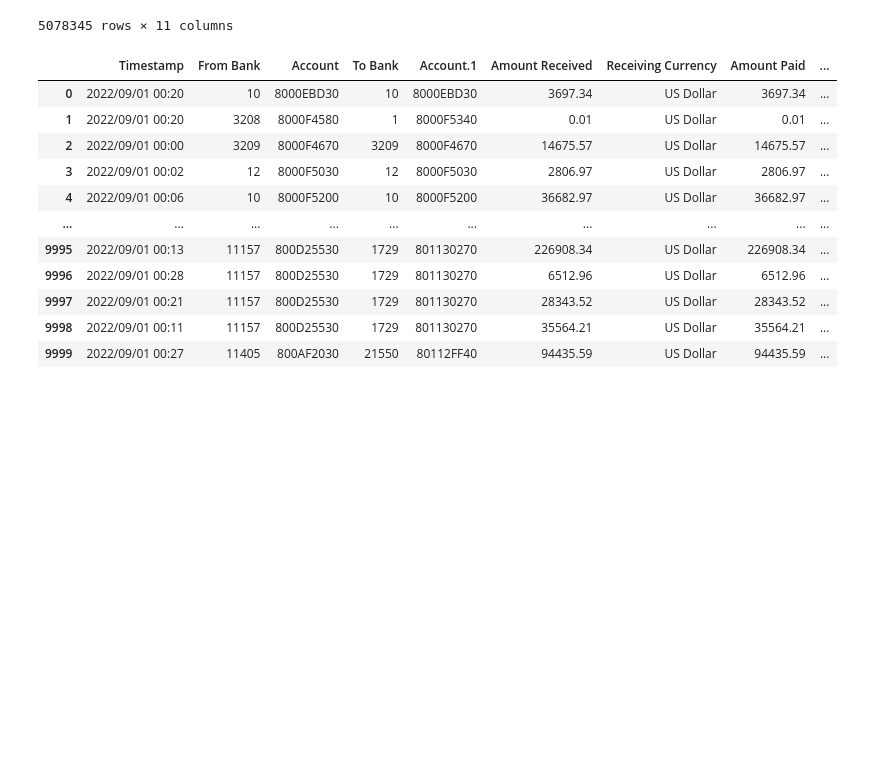
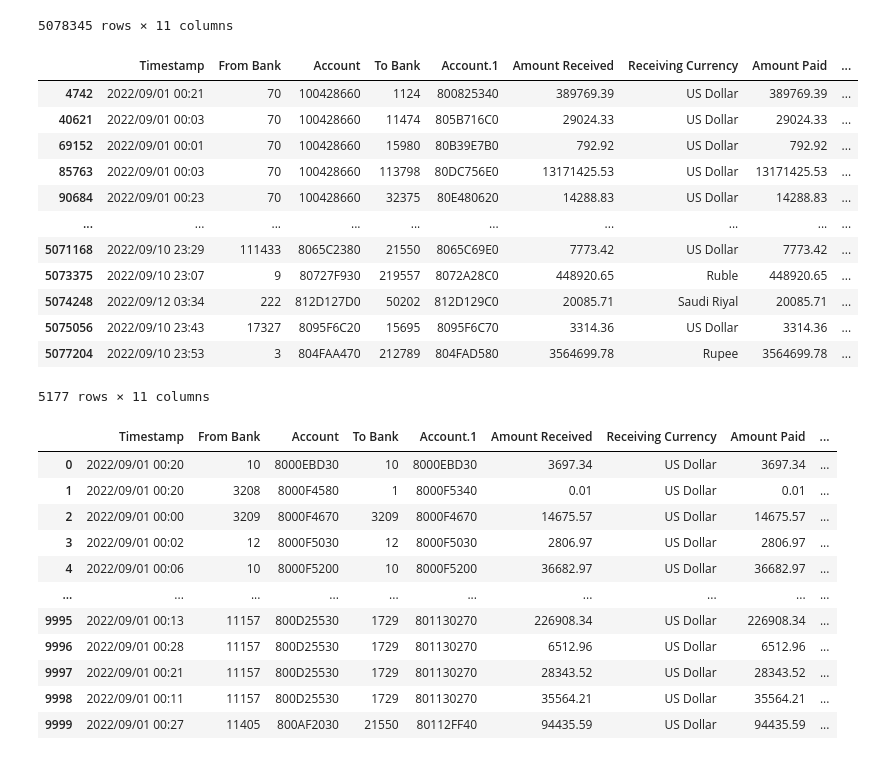
Before and after one commit to manascb1344/H2C_CodeCatalysts, a Jupyter notebook: ML/Untitled.ipynb, the cells around one changed output. Cells and saved outputs as stored; diff of their text form; code cells hidden in the pictures; blank space fills up the shorter version.

```diff
--- a/ML/Untitled.ipynb
+++ b/ML/Untitled.ipynb
@@ -18,6 +18,23 @@ df
 | 5078343 | 2022/09/10 23:46 | 256398 | 8148A6311 | 256398 | 8148A8711 | 0.038417 | Bitcoin | 0.038417 | ... |
 | 5078344 | 2022/09/10 23:37 | 154518 | 8148A6091 | 256398 | 8148A8711 | 0.281983 | Bitcoin | 0.281983 | ... |
 5078345 rows × 11 columns
+# %%
+rows_with_laundering_1 = df[df['Is Laundering'] == 1]
+rows_with_laundering_1
+# %% [output]
+|  | Timestamp | From Bank | Account | To Bank | Account.1 | Amount Received | Receiving Currency | Amount Paid | ... |
+| 4742 | 2022/09/01 00:21 | 70 | 100428660 | 1124 | 800825340 | 389769.39 | US Dollar | 389769.39 | ... |
+| 40621 | 2022/09/01 00:03 | 70 | 100428660 | 11474 | 805B716C0 | 29024.33 | US Dollar | 29024.33 | ... |
+| 69152 | 2022/09/01 00:01 | 70 | 100428660 | 15980 | 80B39E7B0 | 792.92 | US Dollar | 792.92 | ... |
+| 85763 | 2022/09/01 00:03 | 70 | 100428660 | 113798 | 80DC756E0 | 13171425.53 | US Dollar | 13171425.53 | ... |
+| 90684 | 2022/09/01 00:23 | 70 | 100428660 | 32375 | 80E480620 | 14288.83 | US Dollar | 14288.83 | ... |
+| ... | ... | ... | ... | ... | ... | ... | ... | ... | ... |
+| 5071168 | 2022/09/10 23:29 | 111433 | 8065C2380 | 21550 | 8065C69E0 | 7773.42 | US Dollar | 7773.42 | ... |
+| 5073375 | 2022/09/10 23:07 | 9 | 80727F930 | 219557 | 8072A28C0 | 448920.65 | Ruble | 448920.65 | ... |
+| 5074248 | 2022/09/12 03:34 | 222 | 812D127D0 | 50202 | 812D129C0 | 20085.71 | Saudi Riyal | 20085.71 | ... |
+| 5075056 | 2022/09/10 23:43 | 17327 | 8095F6C20 | 15695 | 8095F6C70 | 3314.36 | US Dollar | 3314.36 | ... |
+| 5077204 | 2022/09/10 23:53 | 3 | 804FAA470 | 212789 | 804FAD580 | 3564699.78 | Rupee | 3564699.78 | ... |
+5177 rows × 11 columns
 # %%
 dfc = df
 # %%
```
Also changed, not shown: 2 other files.
